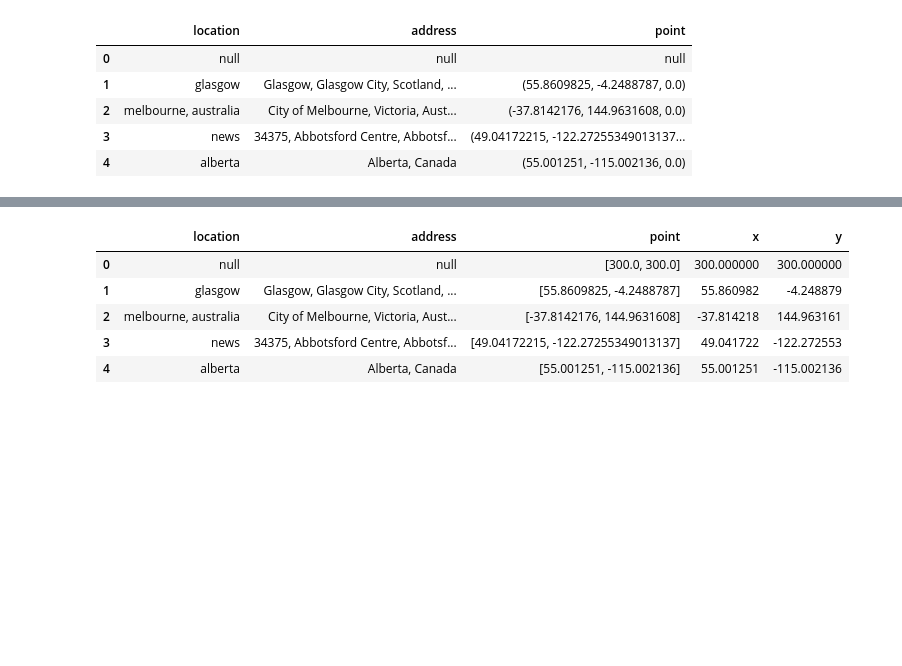
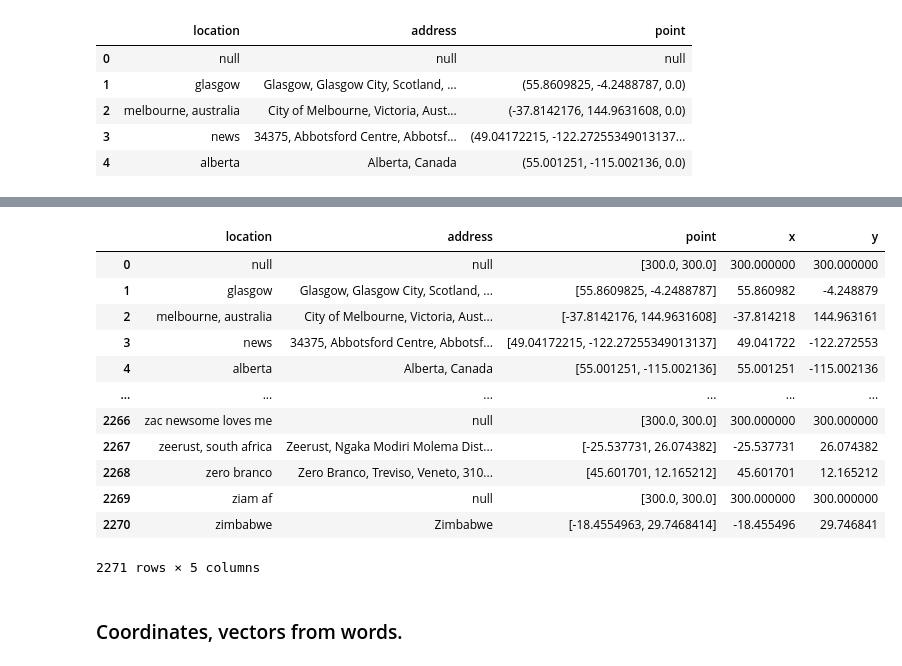
Before and after one commit to milemarchese/OrganizacionDeDatos, a Jupyter notebook: TP2/FeatureEngineering.ipynb, the cells around one changed output, grey strips where cells are left out. Saved outputs shown, nothing was run; the diff lists cells and outputs as text; code cells hidden in the pictures; blank space fills up the shorter version.

```diff
--- a/TP2/FeatureEngineering.ipynb
+++ b/TP2/FeatureEngineering.ipynb
@@ -522,14 +488,21 @@ aux.columns = ['x', 'y']
 locations['x'] = aux['x']
 locations['y'] = aux['y']
 # %%
-locations.head()
+locations
 # %% [output]
 |  | location | address | point | x | y |
 | 0 | null | null | [300.0, 300.0] | 300.000000 | 300.000000 |
 | 1 | glasgow | Glasgow, Glasgow City, Scotland, ... | [55.8609825, -4.2488787] | 55.860982 | -4.248879 |
 | 2 | melbourne, australia | City of Melbourne, Victoria, Aust... | [-37.8142176, 144.9631608] | -37.814218 | 144.963161 |
 | 3 | news | 34375, Abbotsford Centre, Abbotsf... | [49.04172215, -122.27255349013137] | 49.041722 | -122.272553 |
 | 4 | alberta | Alberta, Canada | [55.001251, -115.002136] | 55.001251 | -115.002136 |
+| ... | ... | ... | ... | ... | ... |
+| 2266 | zac newsome loves me | null | [300.0, 300.0] | 300.000000 | 300.000000 |
+| 2267 | zeerust, south africa | Zeerust, Ngaka Modiri Molema Dist... | [-25.537731, 26.074382] | -25.537731 | 26.074382 |
+| 2268 | zero branco | Zero Branco, Treviso, Veneto, 310... | [45.601701, 12.165212] | 45.601701 | 12.165212 |
+| 2269 | ziam af | null | [300.0, 300.0] | 300.000000 | 300.000000 |
+| 2270 | zimbabwe | Zimbabwe | [-18.4554963, 29.7468414] | -18.455496 | 29.746841 |
+2271 rows × 5 columns
 # %%
 tweets['location'] = tweets['location'].apply(str.lower)
 test['location'] = test['location'].apply(str.lower)
@@ -542,0 +516,2 @@ coordinates_test = test.merge(locations.loc[:, ['location', 'x', 'y']], left_on=
+# %% [markdown]
+### Coordinates, vectors from words.
```
Also changed, not shown: parts of 24 cells of this notebook, 8 other files.
